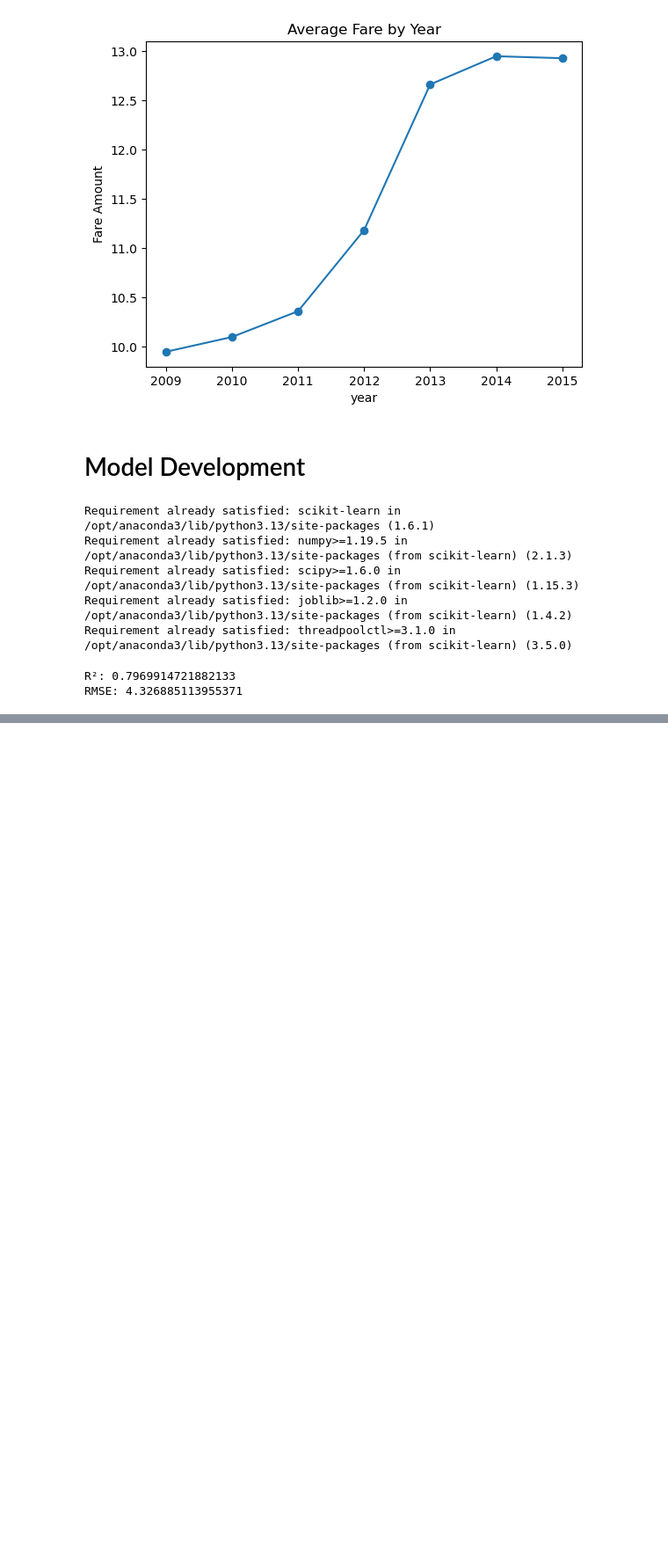
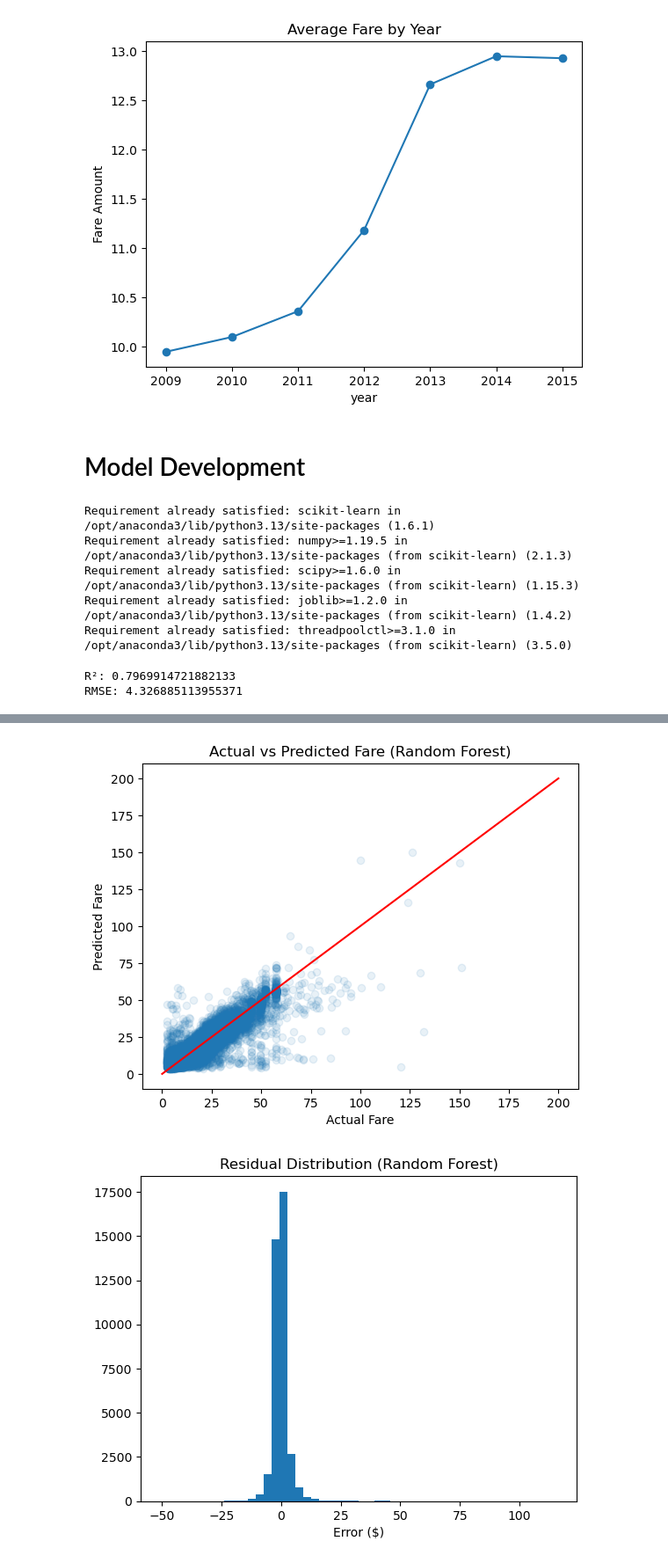
Before and after one commit to ZAKXIES2006/UBER-RIDE-PRICE-PREDICTION, a Jupyter notebook: UberPricePredictor.ipynb, the cells around one changed output, grey strips where cells are left out. Shown at 88% size. Drawn from its saved outputs; the diff is of its cells as text; code cells hidden in the pictures; blank space fills up the shorter version.

```diff
--- a/UberPricePredictor.ipynb
+++ b/UberPricePredictor.ipynb
@@ -297,0 +346,18 @@ RMSE: 4.326885113955371
+# %%
+# Actual vs Predicted - Random Forest
+plt.scatter(y_test, rf_pred, alpha=0.1)
+plt.xlabel('Actual Fare')
+plt.ylabel('Predicted Fare')
+plt.title('Actual vs Predicted Fare (Random Forest)')
+plt.plot([0, 200], [0, 200], color='red')
+plt.show()
+
+# Residuals - Random Forest
+residuals_rf = y_test - rf_pred
+plt.hist(residuals_rf, bins=50)
+plt.xlabel('Error ($)')
+plt.title('Residual Distribution (Random Forest)')
+plt.show()
+# %% [output]
+[figure, added]
+[figure, added]
```
Also changed, not shown: parts of 4 cells of this notebook.
